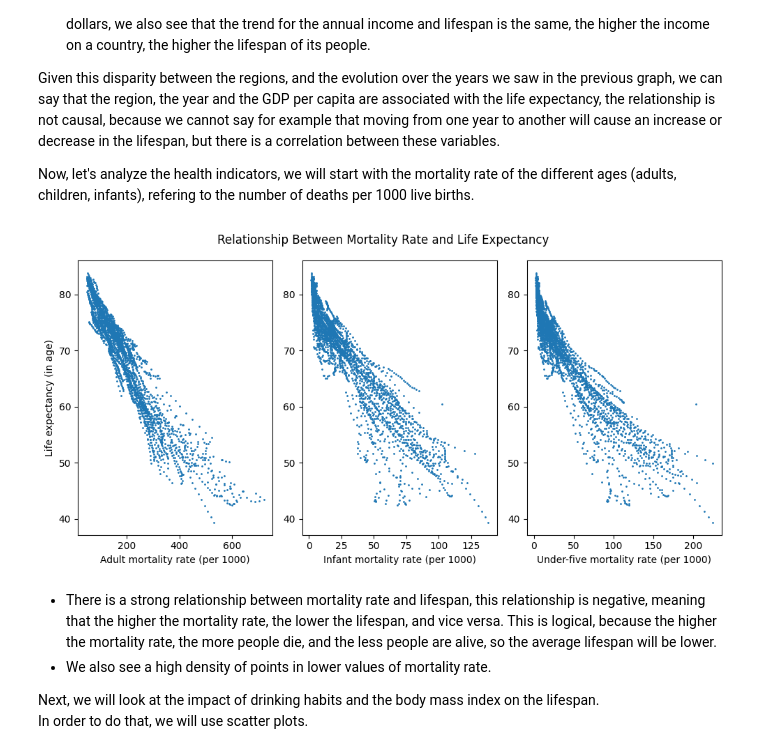
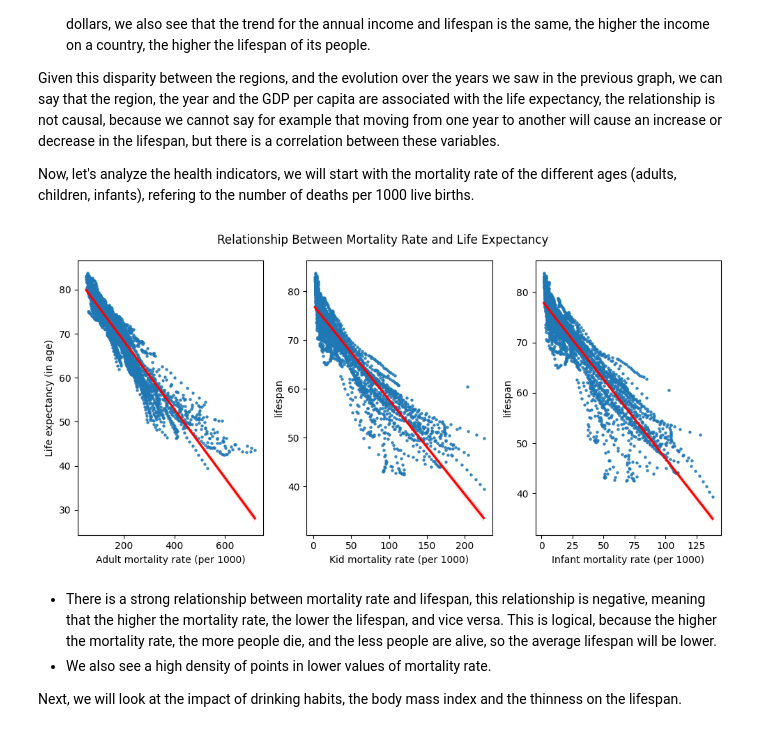
Before and after one commit to gurennnn/life-expectancy-estimation, a Jupyter notebook: notebooks/1_analysis.ipynb, the cells around one changed output. Saved outputs shown, nothing was run; the diff lists cells and outputs as text; code cells hidden in the pictures.

```diff
--- a/notebooks/1_analysis.ipynb
+++ b/notebooks/1_analysis.ipynb
@@ -63,10 +63,13 @@ df.columns = df.columns.str.lower()
 # %%
 # change some columns labels for simplicity
 df.rename(columns={
+    'under_five_deaths': 'kid_deaths',
     'adult_mortality': 'adult_deaths',
     'alcohol_consumption': 'alcohol',
     'gdp_per_capita': 'income',
     'life_expectancy': 'lifespan',
+    'thinness_ten_nineteen_years': 'thinness_teen',
+    'thinness_five_nine_years': 'thinness_kid',
 }, inplace=True)
 # %% [markdown]
 We see that the two columns economy_status_developed and economy_status_developing are redundant, let's create a new column called status, and drop the two others.
@@ -264,25 +264,24 @@ Now, let's analyze the health indicators, we will start with the mortality rate
 # %%
 # relationship between mortality rate and life expectancy
 fig, ax = plt.subplots(1, 3, figsize=(10, 5))
 
 # plot the scatters
-ax[0].scatter(df['adult_deaths'], df['lifespan'], s=1)
-ax[1].scatter(df['infant_deaths'], df['lifespan'], s=1)
-ax[2].scatter(df['under_five_deaths'], df['lifespan'], s=1)
+sns.regplot(data=df, x='adult_deaths', y='lifespan', scatter_kws={'s': 5}, line_kws={'color': 'red'}, ax=ax[0])
+sns.regplot(data=df, x='kid_deaths', y='lifespan', scatter_kws={'s': 5}, line_kws={'color': 'red'}, ax=ax[1])
+sns.regplot(data=df, x='infant_deaths', y='lifespan', scatter_kws={'s': 5}, line_kws={'color': 'red'}, ax=ax[2])
 
 # adjust the plots
 ax[0].set_xlabel('Adult mortality rate (per 1000)')
 ax[0].set_ylabel('Life expectancy (in age)')
-ax[1].set_xlabel('Infant mortality rate (per 1000)')
-ax[2].set_xlabel('Under-five mortality rate (per 1000)')
+ax[1].set_xlabel('Kid mortality rate (per 1000)')
+ax[2].set_xlabel('Infant mortality rate (per 1000)')
 plt.suptitle('Relationship Between Mortality Rate and Life Expectancy')
 plt.tight_layout()
 plt.show()
 # %% [output]
-[figure, old version]
+[figure, new version]
 # %% [markdown]
 - There is a strong relationship between mortality rate and lifespan, this relationship is negative, meaning that the higher the mortality rate, the lower the lifespan, and vice versa. This is logical, because the higher the mortality rate, the more people die, and the less people are alive, so the average lifespan will be lower.
 - We also see a high density of points in lower values of mortality rate.
 
-Next, we will look at the impact of drinking habits and the body mass index on the lifespan.
-In order to do that, we will use scatter plots.
+Next, we will look at the impact of drinking habits, the body mass index and the thinness on the lifespan.
```
Also changed, not shown: parts of 12 cells of this notebook.
